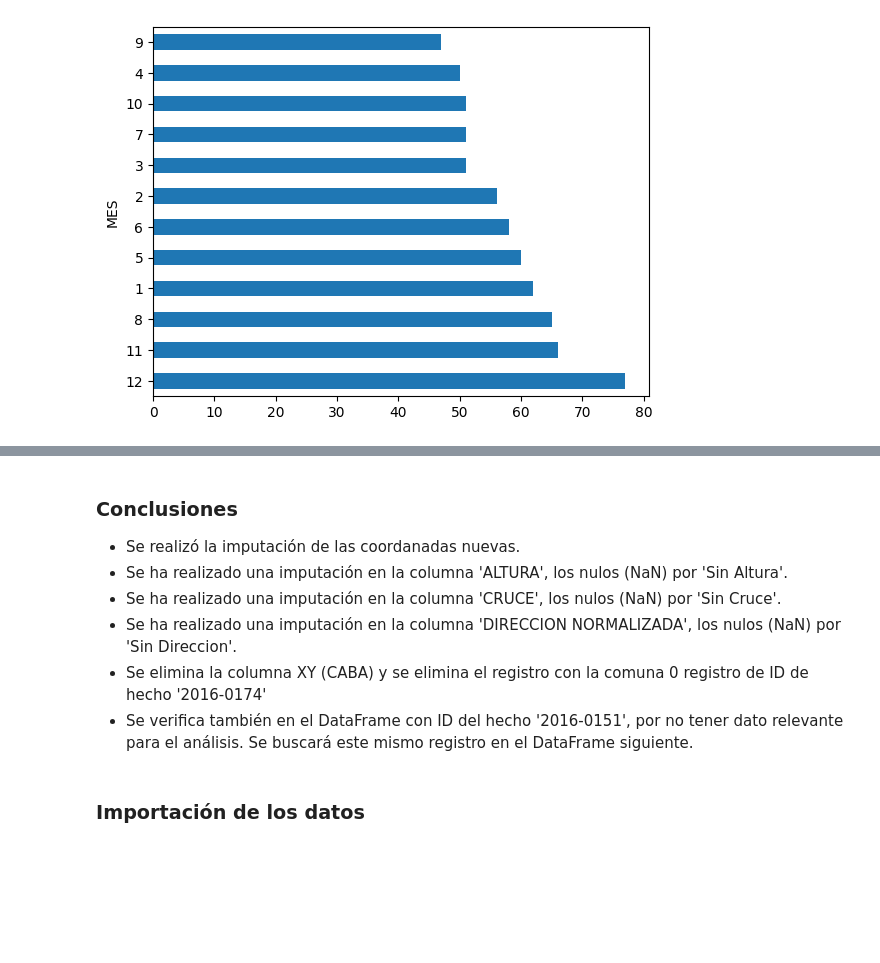
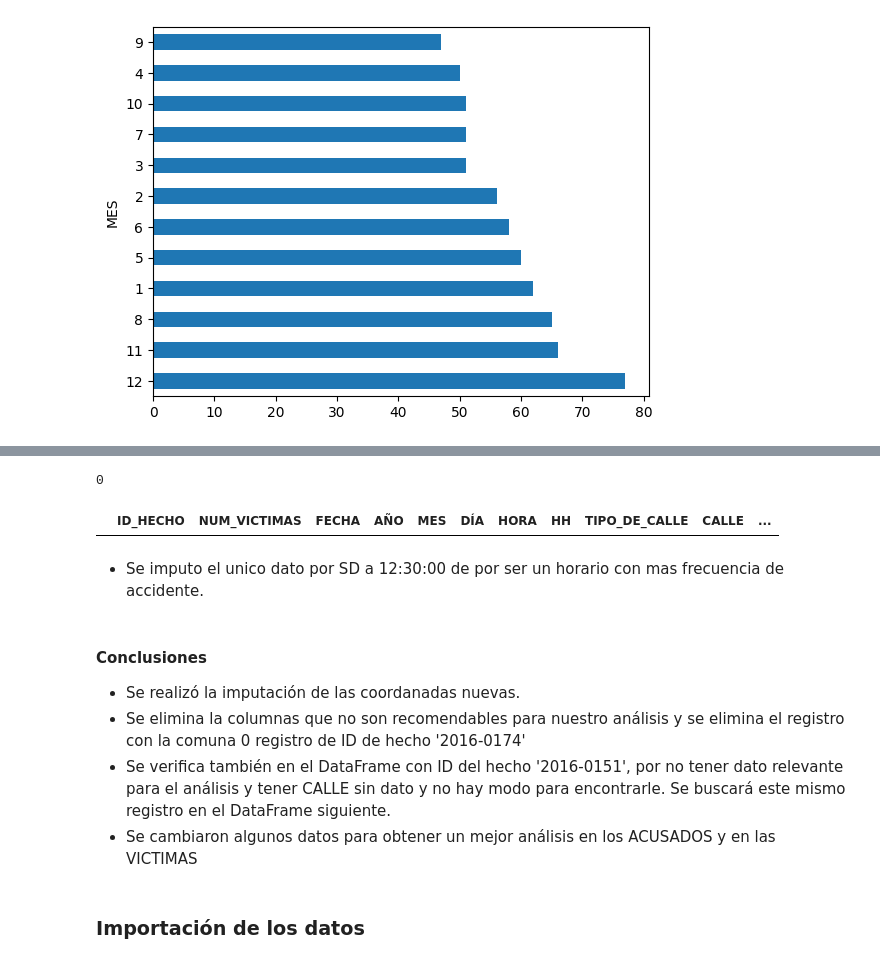
Before and after one commit to JPeraltaBorjas/An-lisis_de_Siniestros_Viales_Data_Analyst-P2, a Jupyter notebook: EDA_P2.ipynb, the cells around one changed output, grey strips where cells are left out. Drawn from its saved outputs; the diff is of its cells as text; code cells hidden in the pictures; blank space fills up the shorter version.

```diff
--- a/EDA_P2.ipynb
+++ b/EDA_P2.ipynb
@@ -242,0 +268,2 @@ hechos.MES.value_counts().plot.barh()
+# %%
+hechos['ACUSADO']=hechos['ACUSADO'].replace('SD','AUTO')
@@ -242,0 +290,9 @@ hechos.MES.value_counts().plot.barh()
+# %%
+hechos.HORA.isnull().sum()
+# %% [output]
+0
+# %%
+condicion=hechos.HORA == 'SD'
+hechos[condicion]
+# %% [output]
+|  | ID_HECHO | NUM_VICTIMAS | FECHA | AÑO | MES | DÍA | HORA | HH | TIPO_DE_CALLE | CALLE | ... |
@@ -243,11 +302,12 @@ hechos.MES.value_counts().plot.barh()
+# %% [markdown]
+- Se imputo el unico dato por SD a 12:30:00 de por ser un horario con mas frecuencia de accidente.
 # %% [markdown]
-### Conclusiones
+#### Conclusiones
 - Se realizó la imputación de las coordanadas nuevas.
-- Se ha realizado una imputación en la columna 'ALTURA', los nulos (NaN) por 'Sin Altura'.
-- Se ha realizado una imputación en la columna 'CRUCE', los nulos (NaN) por 'Sin Cruce'.
-- Se ha realizado una imputación en la columna 'DIRECCION NORMALIZADA', los nulos (NaN) por 'Sin Direccion'.
-- Se elimina la columna XY (CABA) y se elimina el registro con la comuna 0 registro de ID de hecho '2016-0174'
-- Se verifica también en el DataFrame con ID del hecho '2016-0151', por no tener dato relevante para el análisis. Se buscará este mismo registro en el DataFrame siguiente.
+- Se elimina la columnas que no son recomendables para nuestro análisis y se elimina el registro con la comuna 0 registro de ID de hecho '2016-0174'
+- Se verifica también en el DataFrame con ID del hecho '2016-0151', por no tener dato relevante para el análisis y tener CALLE sin dato y no hay modo para encontrarle.
+Se buscará este mismo registro en el DataFrame siguiente.
+- Se cambiaron algunos datos para obtener un mejor análisis en los ACUSADOS y en las VICTIMAS
 # %% [markdown]
 ### Importación de los datos
 # %%
```
Also changed, not shown: parts of 35 cells of this notebook, 2 other files.
